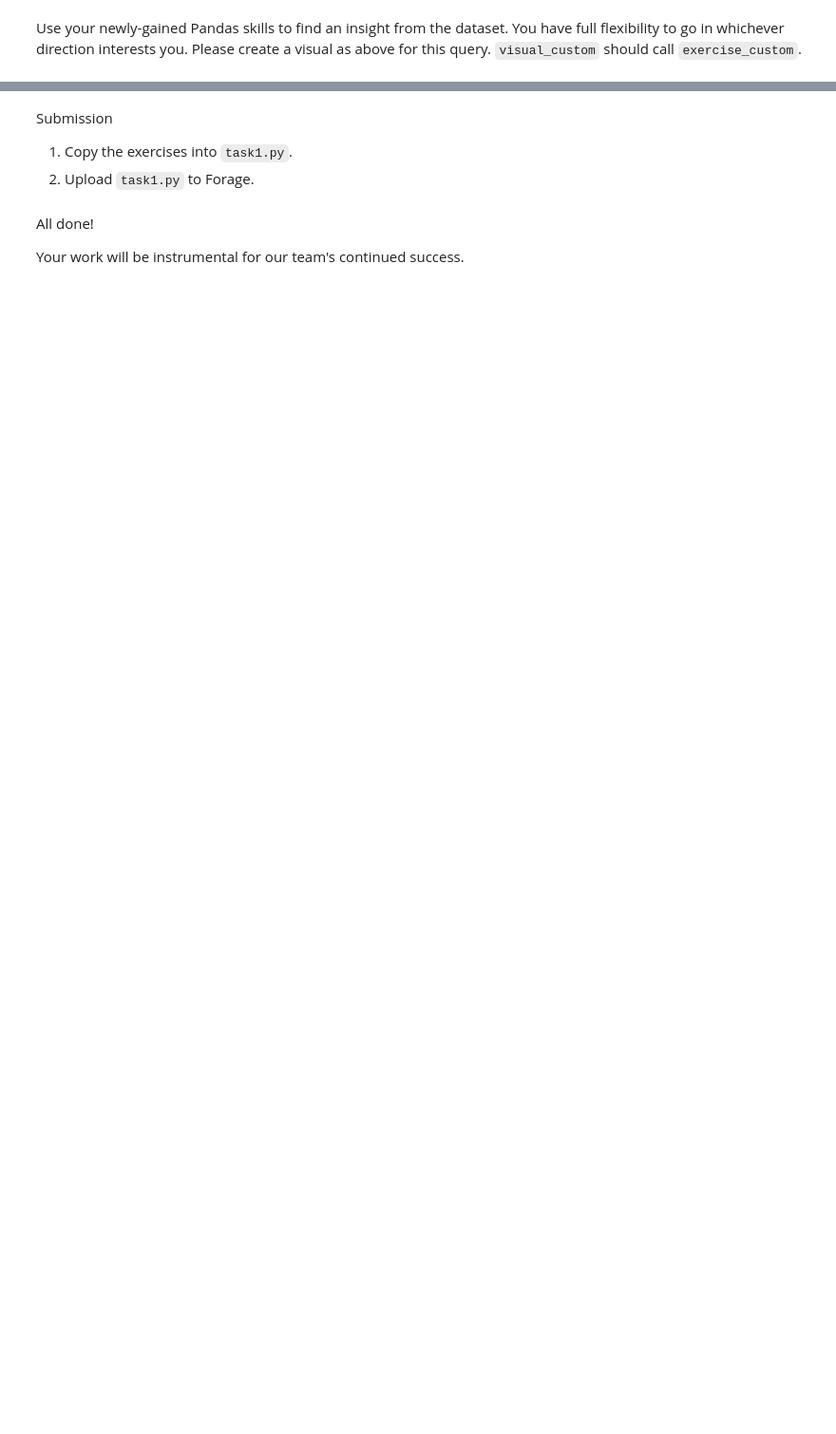
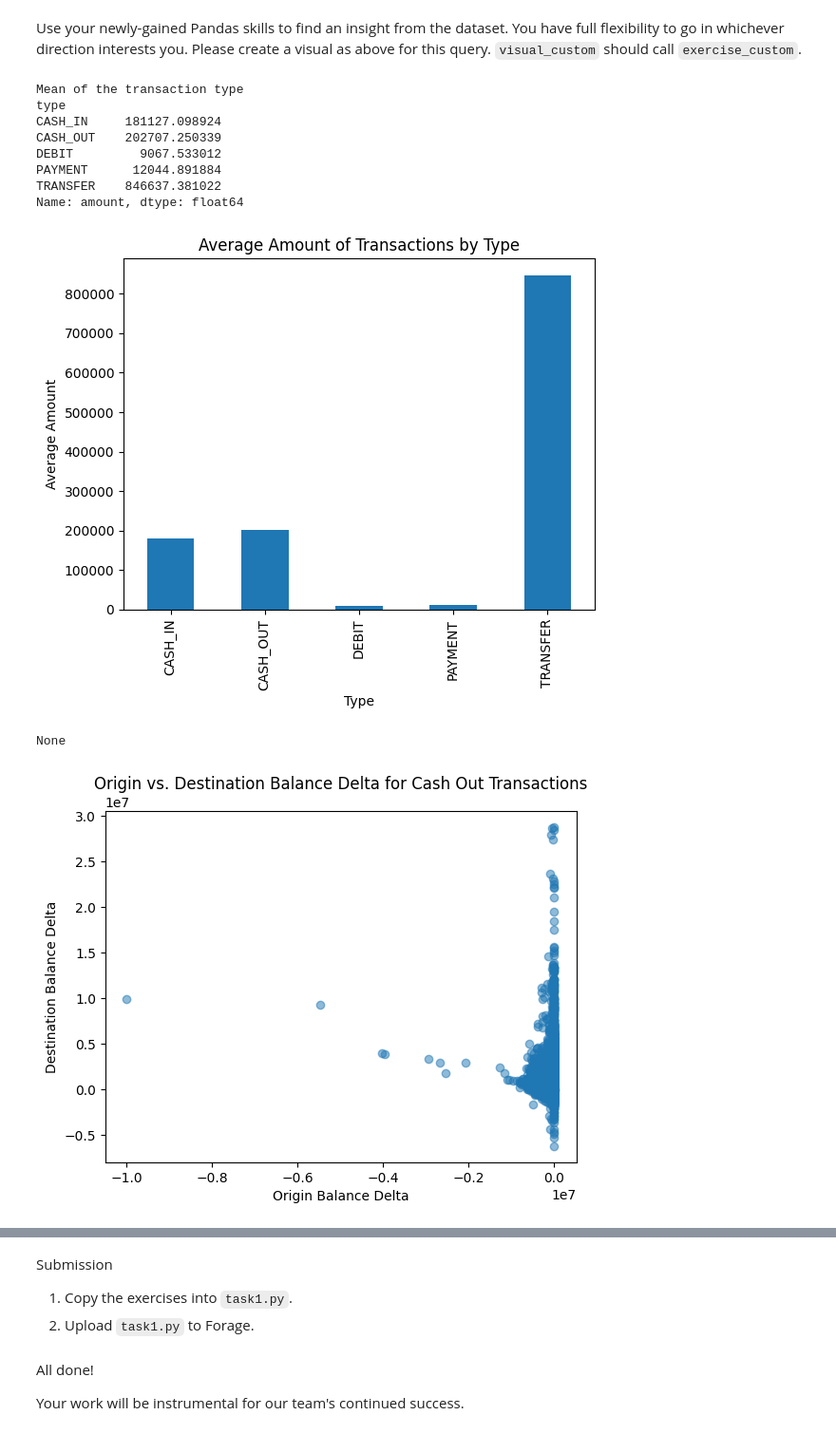
Before and after one commit to RajaATAli/JPMorgan-CyberSec-Virtual-JobSimulation, a Jupyter notebook: Task_1/task1.ipynb, the cells around one changed output, grey strips where cells are left out. Shown at 95% size. Drawn from its saved outputs; the diff is of its cells as text; code cells hidden in the pictures; blank space fills up the shorter version.

```diff
--- a/Task_1/task1.ipynb
+++ b/Task_1/task1.ipynb
@@ -143,9 +177,56 @@ visual_2(df)
 Use your newly-gained Pandas skills to find an insight from the dataset. You have full flexibility to go in whichever direction interests you. Please create a visual as above for this query. `visual_custom` should call `exercise_custom`.
 # %%
 def exercise_custom(df):
-    # TODO
-    pass
+    avg_transaction_amount = df.groupby('type')['amount'].mean()
+    return avg_transaction_amount
 
-def visual_custom(df):
-    # TODO
-    pass
+def visual_custom(avg_transaction_amount):
+    fig, ax = plt.subplots()
+    avg_transaction_amount.plot(kind='bar', ax=ax)
+    ax.set_title('Average Amount of Transactions by Type')
+    ax.set_xlabel('Type')
+    ax.set_ylabel('Average Amount')
+    plt.show()
+
+def plot_balance_delta_scatter(df):
+    """
+    Plot a scatter plot of origin account balance delta vs. destination account balance delta for Cash Out transactions.
+    """
+
+    df_cash_out = df[df['type'] == 'CASH_OUT'].copy()
+    df_cash_out['originBalanceDelta'] = df_cash_out['newbalanceOrig'] - df_cash_out['oldbalanceOrg']
+    df_cash_out['destinationBalanceDelta'] = df_cash_out['newbalanceDest'] - df_cash_out['oldbalanceDest']
+
+    fig, ax = plt.subplots()
+
+    ax.scatter(df_cash_out['originBalanceDelta'], df_cash_out['destinationBalanceDelta'], alpha=0.5)
+
+    ax.set_title('Origin vs. Destination Balance Delta for Cash Out Transactions')
+    ax.set_xlabel('Origin Balance Delta')
+    ax.set_ylabel('Destination Balance Delta')
+
+    plt.show()
+
+    return "This scatter plot shows the change in balance for the origin account versus the destination account for Cash Out transactions. This can help us understand the relationship between these two quantities, which may be useful for detecting patterns or anomalies."
+# %%
+#Testing Custom Exercise
+print("\nMean of the transaction type")
+avg_transaction_amount = exercise_custom(df)
+print(avg_transaction_amount)
+
+#Testing Visual Custom
+print(visual_custom(avg_transaction_amount))
+
+print(plot_balance_delta_scatter(df))
+# %% [output]
+Mean of the transaction type
+type
+CASH_IN     181127.098924
+CASH_OUT    202707.250339
+DEBIT         9067.533012
+PAYMENT      12044.891884
+TRANSFER    846637.381022
+Name: amount, dtype: float64
+[figure, added]
+None
+[figure, added]
```
Also changed, not shown: parts of 7 cells of this notebook, 3 other files.
